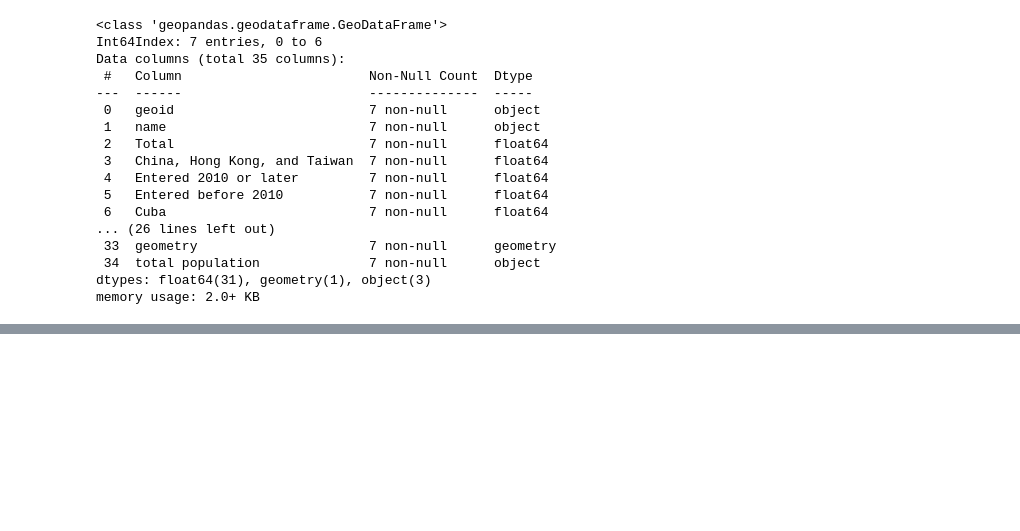
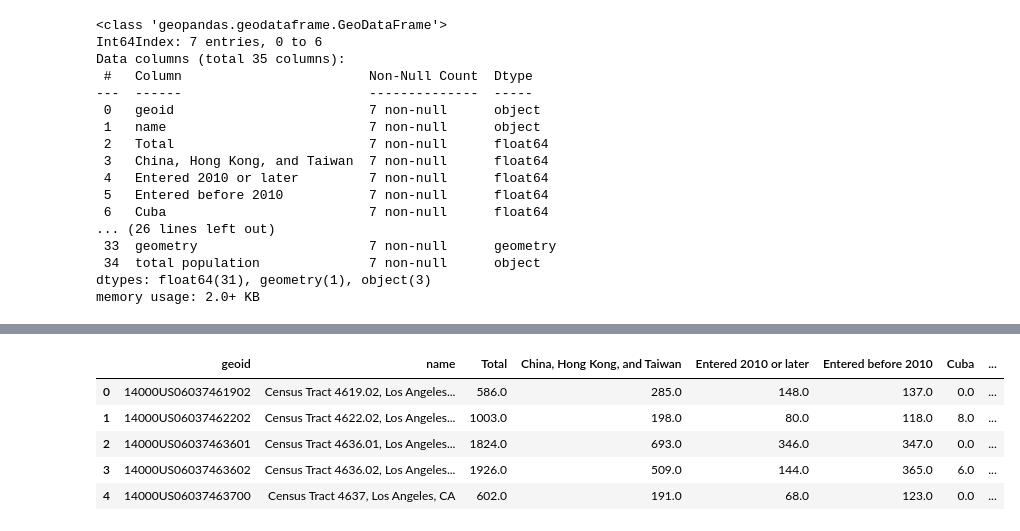
Before and after one commit to erikfelix/group_project, a Jupyter notebook: Kevin Midterm.ipynb, the cells around one changed output, grey strips where cells are left out. Drawn from its saved outputs; the diff is of its cells as text; code cells hidden in the pictures; blank space fills up the shorter version.

```diff
--- a/Kevin Midterm.ipynb
+++ b/Kevin Midterm.ipynb
@@ -324,0 +349,9 @@ memory usage: 2.0+ KB
+# %%
+delmar_f.head()
+# %% [output]
+|  | geoid | name | Total | China, Hong Kong, and Taiwan | Entered 2010 or later | Entered before 2010 | Cuba | ... |
+| 0 | 14000US06037461902 | Census Tract 4619.02, Los Angeles... | 586.0 | 285.0 | 148.0 | 137.0 | 0.0 | ... |
+| 1 | 14000US06037462202 | Census Tract 4622.02, Los Angeles... | 1003.0 | 198.0 | 80.0 | 118.0 | 8.0 | ... |
+| 2 | 14000US06037463601 | Census Tract 4636.01, Los Angeles... | 1824.0 | 693.0 | 346.0 | 347.0 | 0.0 | ... |
+| 3 | 14000US06037463602 | Census Tract 4636.02, Los Angeles... | 1926.0 | 509.0 | 144.0 | 365.0 | 6.0 | ... |
+| 4 | 14000US06037463700 | Census Tract 4637, Los Angeles, CA | 602.0 | 191.0 | 68.0 | 123.0 | 0.0 | ... |
```
Also changed, not shown: parts of 4 cells of this notebook.
